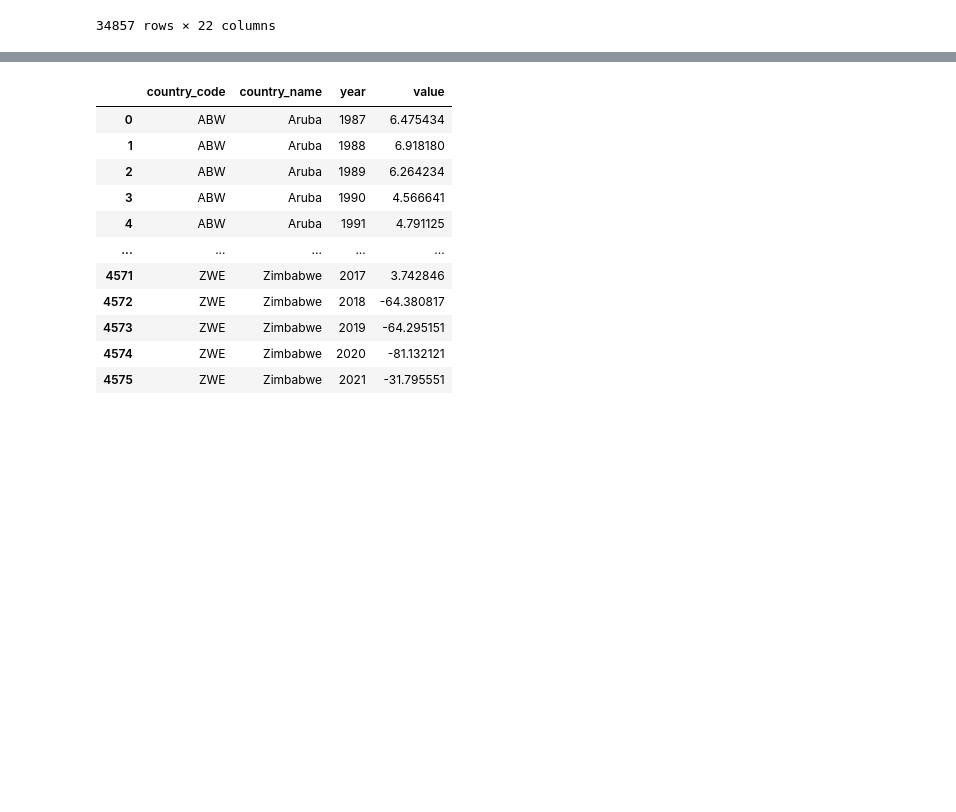
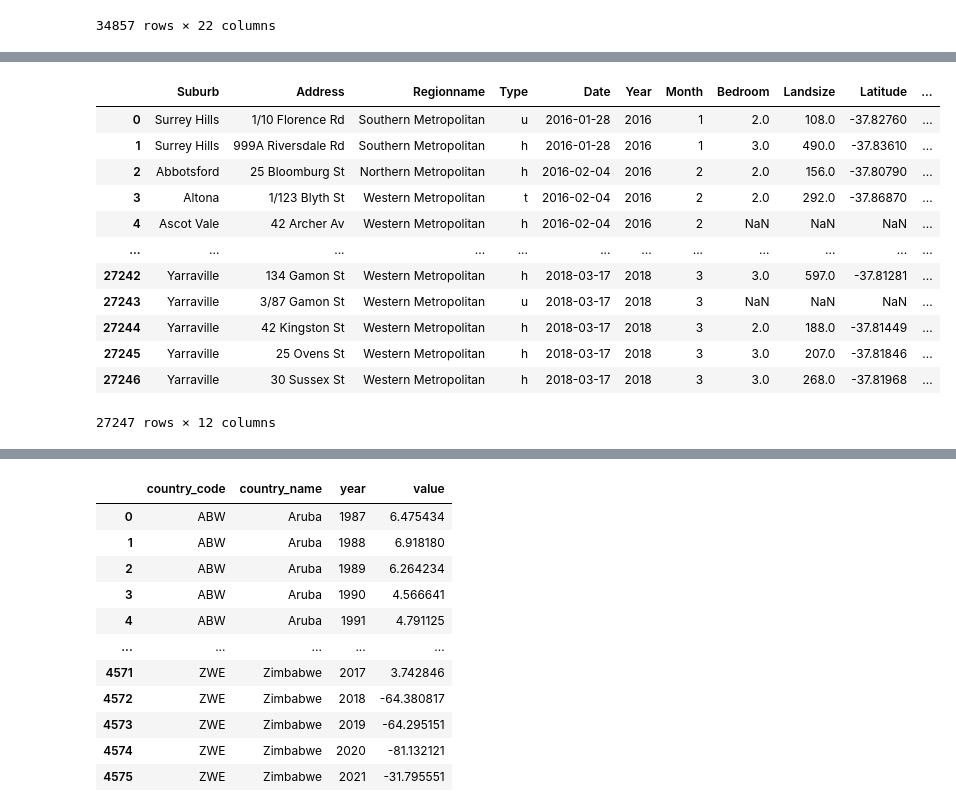
Before and after one commit to Anton0Lee/Project1_grp5, a Jupyter notebook: project1 main codes.ipynb, the cells around one changed output, grey strips where cells are left out. Cells and saved outputs as stored; diff of their text form; code cells hidden in the pictures; blank space fills up the shorter version.

Commit message:
cleaning data

```diff
--- a/project1 main codes.ipynb
+++ b/project1 main codes.ipynb
@@ -26,3 +27,12 @@ housing_data_df
 | 34855 | Springvale South | 30 Waddington Cr | 3 | h | S | Harcourts | 30/09/2017 | 22.2 | 3172.0 | 3.0 | ... | ... |
 | 34856 | Westmeadows | 42 Pascoe St | 4 | h | S | Barry | 30/09/2017 | 16.5 | 3049.0 | 4.0 | ... | ... |
 34857 rows × 22 columns
+# %%
+#Reduced columns in housing dataset
+columns_to_use = ['Suburb', 'Address', 'Regionname', 'Type', 'Date', 'Bedroom', 'Landsize', 'Latitude', 'Longtitude', 'Price']
+housing_data_df_reduced = housing_data_df[columns_to_use]
+
+#dropna in Price of housing dataset
+housing_data_df_dropna_price = housing_data_df_reduced.dropna(how='any', subset='Price')
+housing_data_df2 = housing_data_df_dropna_price
+housing_data_df2.isna().sum()
@@ -28,0 +51,26 @@ housing_data_df
+# %%
+#Separate Date into Month and Year columns
+warnings.filterwarnings('ignore')
+housing_data_df2['Date'] = pd.to_datetime(housing_data_df2['Date'], format='%d/%m/%Y')
+housing_data_df2['Month'] = housing_data_df2['Date'].dt.month
+housing_data_df2['Year'] = housing_data_df2['Date'].dt.year
+
+#Rearanging columns in housing dataset + sort by Date
+housing_data_df2 = housing_data_df2[['Suburb', 'Address', 'Regionname', 'Type', 'Date', 'Year', 'Month', 'Bedroom', 'Landsize', 'Latitude', 'Longtitude', 'Price']]
+housing_data_df2 = housing_data_df2.sort_values(['Year','Month'],ascending=True).reset_index(drop=True)
+housing_data_df2
+#housing_data_df2 = Reduced columns, dropna in price, Year:2016-2018, sorted by Date
+# %% [output]
+|  | Suburb | Address | Regionname | Type | Date | Year | Month | Bedroom | Landsize | Latitude | ... |
+| 0 | Surrey Hills | 1/10 Florence Rd | Southern Metropolitan | u | 2016-01-28 | 2016 | 1 | 2.0 | 108.0 | -37.82760 | ... |
+| 1 | Surrey Hills | 999A Riversdale Rd | Southern Metropolitan | h | 2016-01-28 | 2016 | 1 | 3.0 | 490.0 | -37.83610 | ... |
+| 2 | Abbotsford | 25 Bloomburg St | Northern Metropolitan | h | 2016-02-04 | 2016 | 2 | 2.0 | 156.0 | -37.80790 | ... |
+| 3 | Altona | 1/123 Blyth St | Western Metropolitan | t | 2016-02-04 | 2016 | 2 | 2.0 | 292.0 | -37.86870 | ... |
+| 4 | Ascot Vale | 42 Archer Av | Western Metropolitan | h | 2016-02-04 | 2016 | 2 | NaN | NaN | NaN | ... |
+| ... | ... | ... | ... | ... | ... | ... | ... | ... | ... | ... | ... |
+| 27242 | Yarraville | 134 Gamon St | Western Metropolitan | h | 2018-03-17 | 2018 | 3 | 3.0 | 597.0 | -37.81281 | ... |
+| 27243 | Yarraville | 3/87 Gamon St | Western Metropolitan | u | 2018-03-17 | 2018 | 3 | NaN | NaN | NaN | ... |
+| 27244 | Yarraville | 42 Kingston St | Western Metropolitan | h | 2018-03-17 | 2018 | 3 | 2.0 | 188.0 | -37.81449 | ... |
+| 27245 | Yarraville | 25 Ovens St | Western Metropolitan | h | 2018-03-17 | 2018 | 3 | 3.0 | 207.0 | -37.81846 | ... |
+| 27246 | Yarraville | 30 Sussex St | Western Metropolitan | h | 2018-03-17 | 2018 | 3 | 3.0 | 268.0 | -37.81968 | ... |
+27247 rows × 12 columns
```
Also changed, not shown: parts of 12 cells of this notebook.
